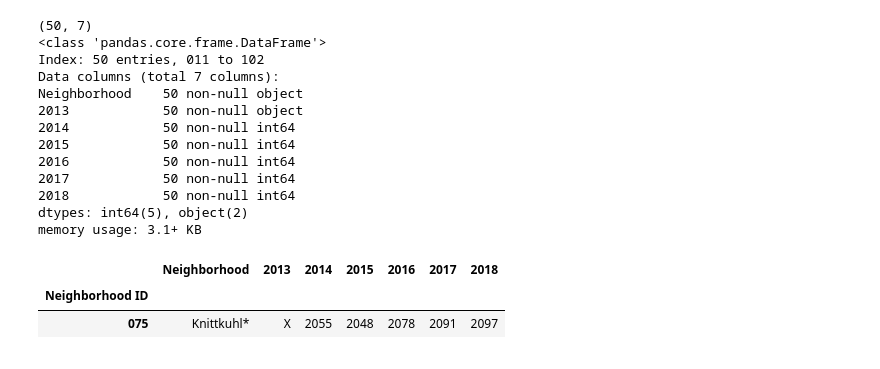
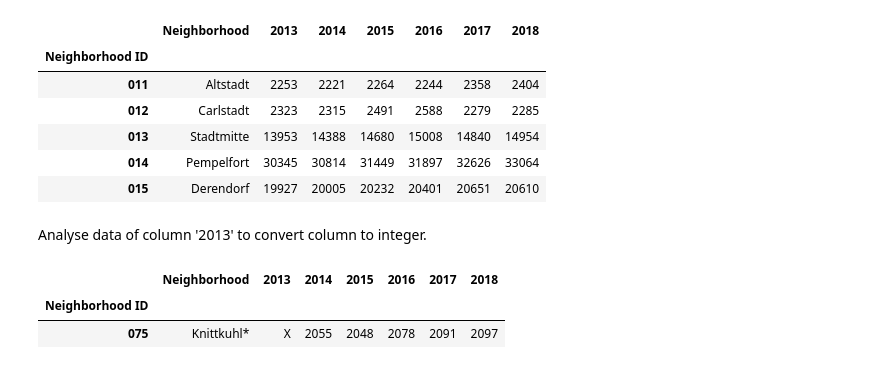
Before and after one commit to omoell/Coursera_Capstone, a Jupyter notebook: coursera_final_capstone.ipynb, the cells around one changed output. Drawn from its saved outputs; the diff is of its cells as text; code cells hidden in the pictures.

```diff
--- a/coursera_final_capstone.ipynb
+++ b/coursera_final_capstone.ipynb
@@ -102,27 +284,20 @@ neighborhoods.head()
 # %%
-names = ['Neighborhood ID', 'Neighborhood'] + [str(x) for x in range(2012, 2019)]
-population_import = pd.read_csv('dus_population.csv', sep=';', header=0, names=names)
-population = (population_import.assign(**{'Neighborhood ID': lambda x: x['Neighborhood ID'].map(lambda v: f'{v:03d}')}) # Transform Neighborhood ID to three digits string (leading zeros)
+population = (population_import.drop(['2012'], axis=1)
+                               .rename(columns={'Stadtteilnummer': 'Neighborhood ID', 'Stadtteilname': 'Neighborhood'}) # Translate column headers
+                               .assign(**{'Neighborhood ID': lambda x: x['Neighborhood ID'].map(lambda v: f'{v:03d}')}) # Convert ID to three digit str
                                .set_index('Neighborhood ID')
-                               .drop(['2012'], axis=1) # Consider only last five years
              )
-
-print(population.shape)
-population.info()
+population.head()
 # %% [output]
-(50, 7)
-<class 'pandas.core.frame.DataFrame'>
-Index: 50 entries, 011 to 102
-Data columns (total 7 columns):
-Neighborhood    50 non-null object
-2013            50 non-null object
-2014            50 non-null int64
-2015            50 non-null int64
-2016            50 non-null int64
-2017            50 non-null int64
-2018            50 non-null int64
-dtypes: int64(5), object(2)
-memory usage: 3.1+ KB
+|  | Neighborhood | 2013 | 2014 | 2015 | 2016 | 2017 | 2018 |
+| Neighborhood ID |  |  |  |  |  |  |  |
+| 011 | Altstadt | 2253 | 2221 | 2264 | 2244 | 2358 | 2404 |
+| 012 | Carlstadt | 2323 | 2315 | 2491 | 2588 | 2279 | 2285 |
+| 013 | Stadtmitte | 13953 | 14388 | 14680 | 15008 | 14840 | 14954 |
+| 014 | Pempelfort | 30345 | 30814 | 31449 | 31897 | 32626 | 33064 |
+| 015 | Derendorf | 19927 | 20005 | 20232 | 20401 | 20651 | 20610 |
+# %% [markdown]
+Analyse data of column '2013' to convert column to integer.
 # %%
 population['2013'] = population['2013'].map(lambda x: int(x) if x.isdigit() else x)
 population[population['2013'].map(lambda x: type(x).__name__ == 'str')]
```
Also changed, not shown: parts of 121 cells of this notebook, 4 other files.
